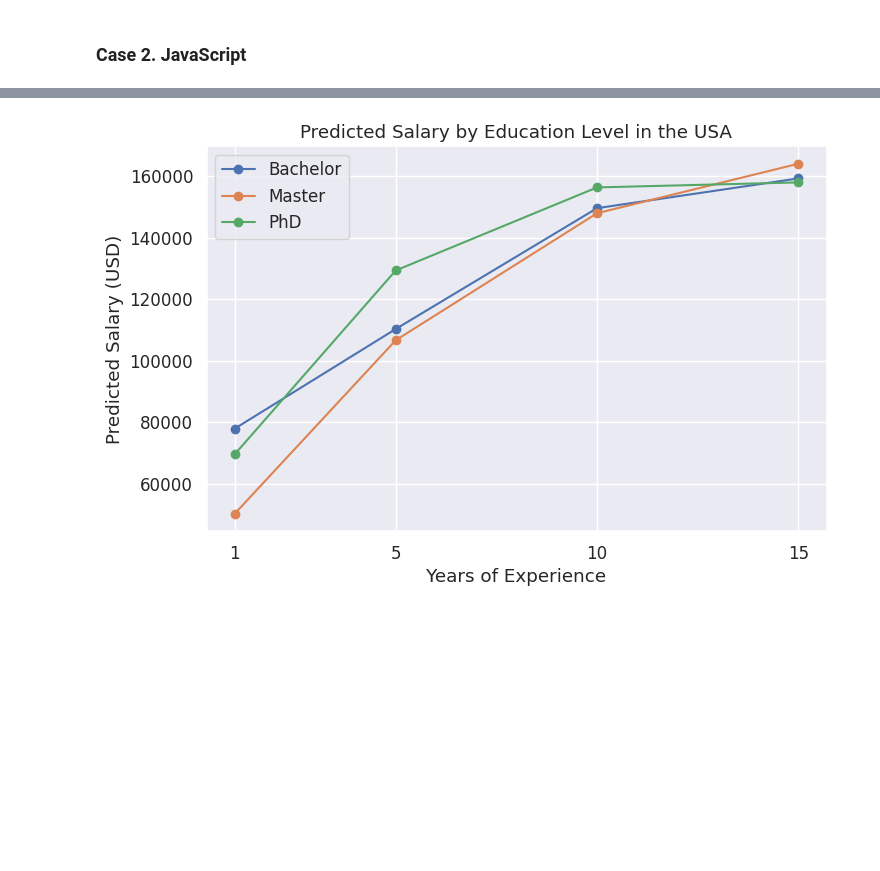
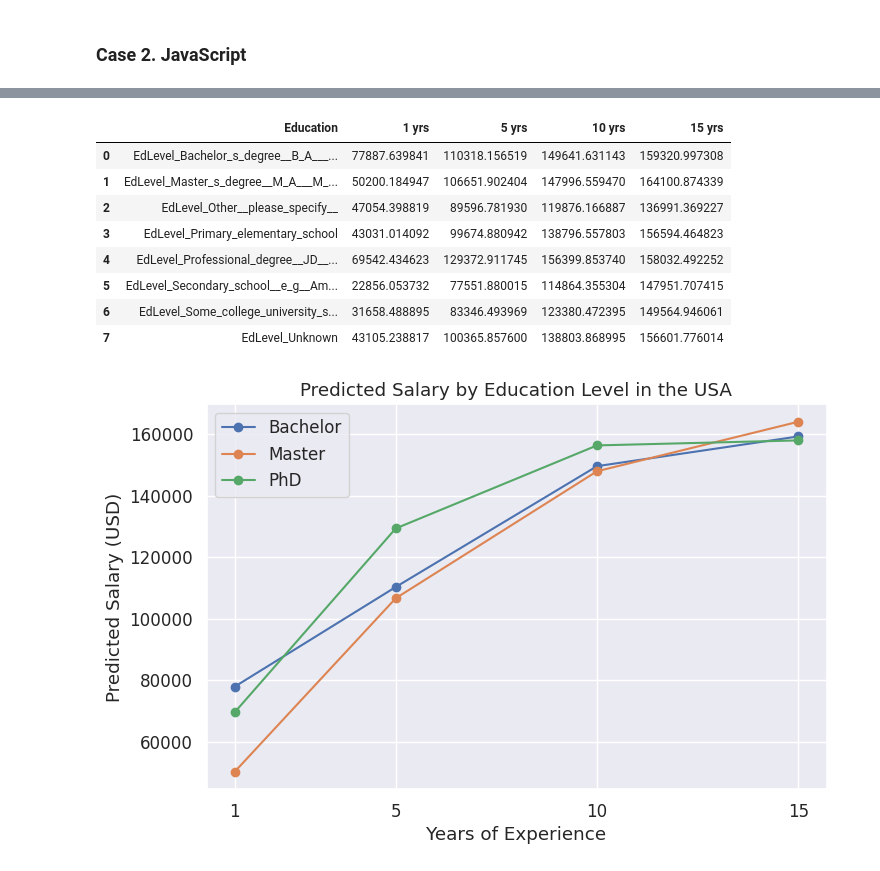
Before and after one commit to yukomath/Project_1, a Jupyter notebook: project.ipynb, the cells around one changed output, grey strips where cells are left out. Saved outputs shown, nothing was run; the diff lists cells and outputs as text; code cells hidden in the pictures; blank space fills up the shorter version.

```diff
--- a/project.ipynb
+++ b/project.ipynb
@@ -1881,19 +1419,0 @@ Predicted salary by education level in the USA (15 years experience):
-# %%
-import pandas as pd
-
-# Years of experience
-experience = [1, 5, 10, 15]
-
-# Predicted salaries for selected education levels
-salaries = {
-    "Bachelor": [77887.64, 110318.16, 149641.63, 159320.99],
-    "Master": [50200.18, 106651.90, 147996.56, 164100.87],
-    "PhD": [69542.43, 129372.91, 156399.85, 158032.49]
-}
-
-# Create DataFrame
-df = pd.DataFrame(salaries, index=experience)
-df.index.name = "Years of Experience"
-
-# Display table
-display(df)
@@ -1907,3 +1422,65 @@ display(df)
+# %%
+import pandas as pd
+
+# --- Step 1: Define a function to predict multiple experience levels ---
+def predict_salary_multiple_experience_js(X_columns, experience_years=[1,5,10,15]):
+    """
+    Predict salaries for all education levels across multiple experience years,
+    assuming the developer has JavaScript skill.
+
+    Parameters
+    ----------
+    X_columns : list
+        List of feature names used in training (X_train.columns).
+
+    experience_years : list
+        List of years of experience to predict (default [1, 5, 10, 15]).
+
+    Returns
+    -------
+    pandas.DataFrame
+        Table with Education levels as rows and experience years as columns.
+    """
+    salary_table = pd.DataFrame()  # Initialize empty DataFrame
+
+    for exp in experience_years:
+        # Base profile for current experience
+        base_features = {
+            "WorkExp": exp,
+            "YearsCode": exp,
+            "Country_United_States_of_America": 1,
+            "AISelect_Yes__I_use_AI_tools_weekly": 1
+        }
+
+        # Predict salaries for all education levels
+        df = predict_salary_by_education(
+            X_columns=X_columns,
+            base_features=base_features,
+            skill="JavaScript"
+        )
+
+        # Add predicted salaries as a new column
+        salary_table[f"{exp} yrs"] = df['PredictedSalary']
+
+    # Add Education levels as the first column
+    salary_table.insert(0, "Education", df['Education'])
+    return salary_table
+
+# --- Step 2: Generate the table ---
+salary_js_df = predict_salary_multiple_experience_js(X_train.columns)
+
+# --- Step 3: Display the result as a table ---
+display(salary_js_df)
+# %% [output]
+|  | Education | 1 yrs | 5 yrs | 10 yrs | 15 yrs |
+| 0 | EdLevel_Bachelor_s_degree__B_A___... | 77887.639841 | 110318.156519 | 149641.631143 | 159320.997308 |
+| 1 | EdLevel_Master_s_degree__M_A___M_... | 50200.184947 | 106651.902404 | 147996.559470 | 164100.874339 |
+| 2 | EdLevel_Other__please_specify__ | 47054.398819 | 89596.781930 | 119876.166887 | 136991.369227 |
+| 3 | EdLevel_Primary_elementary_school | 43031.014092 | 99674.880942 | 138796.557803 | 156594.464823 |
+| 4 | EdLevel_Professional_degree__JD__... | 69542.434623 | 129372.911745 | 156399.853740 | 158032.492252 |
+| 5 | EdLevel_Secondary_school__e_g__Am... | 22856.053732 | 77551.880015 | 114864.355304 | 147951.707415 |
+| 6 | EdLevel_Some_college_university_s... | 31658.488895 | 83346.493969 | 123380.472395 | 149564.946061 |
+| 7 | EdLevel_Unknown | 43105.238817 | 100365.857600 | 138803.868995 | 156601.776014 |
 # %%
 import matplotlib.pyplot as plt
 
```
Also changed, not shown: parts of 31 cells of this notebook.
